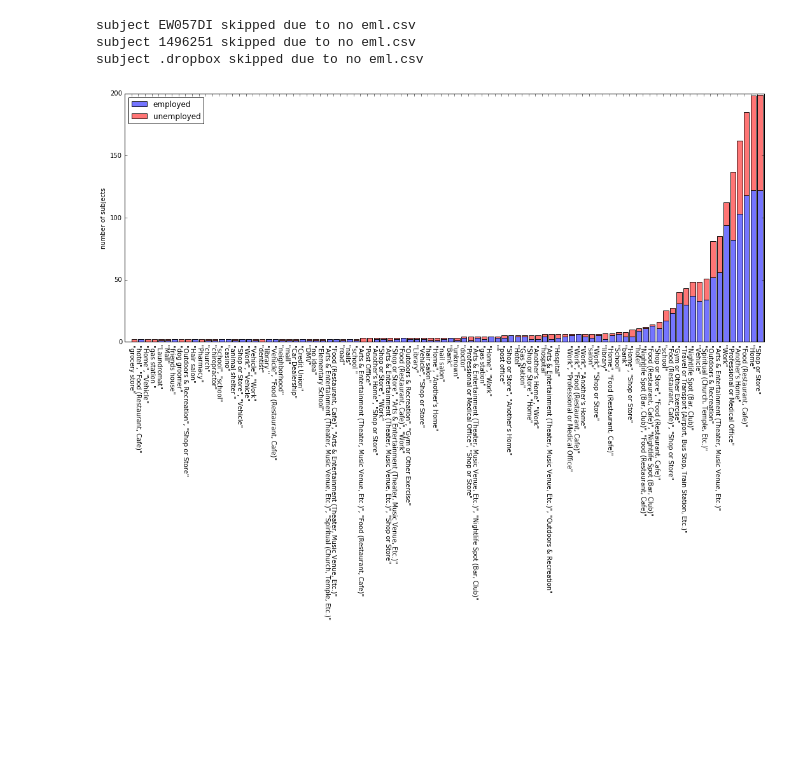
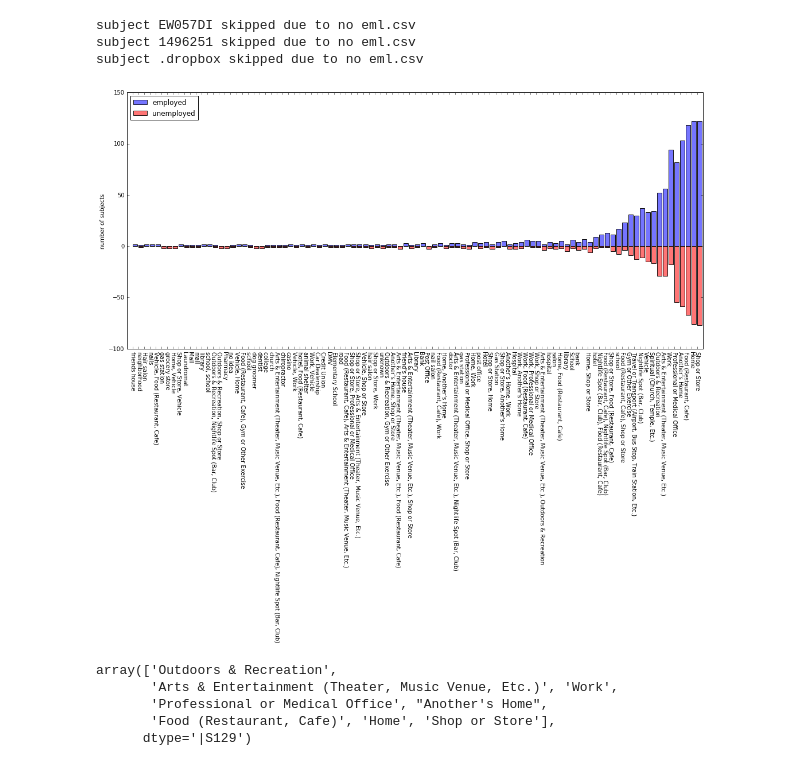
Before and after one commit to sosata/CS120DataAnalysis, a Jupyter notebook: SemanticLocation/show_categories_employment.ipynb, the cells around one changed output. Drawn from its saved outputs; the diff is of its cells as text; code cells hidden in the pictures; blank space fills up the shorter version.

```diff
--- a/SemanticLocation/show_categories_employment.ipynb
+++ b/SemanticLocation/show_categories_employment.ipynb
@@ -19,8 +19,10 @@ subjects = os.listdir(data_dir)
 
 loc_subject = []
 loc_subject_employed = []
+loc_subject_employed_uniq = []
 loc_all_employed = np.array([])
 loc_subject_unemployed = []
+loc_subject_unemployed_uniq = []
 loc_all_unemployed = np.array([])
 subject_loc = np.array([])
 subject_employed = np.array([])
@@ -35,16 +37,21 @@ for subj in subjects:
                 if data_row:
                     loc_string = data_row[6]
                     loc_string = loc_string[1:len(loc_string)-1]
+                    loc_string = loc_string.replace('"','')
+                    if loc_string=='Vehicle':
+                        continue
                     loc = np.append(loc, loc_string)
                     if any(subjects_employed==subj):
-                        loc_all_employed = np.append(loc_all, loc_string)
+                        loc_all_employed = np.append(loc_all_employed, loc_string)
                     else:
-                        loc_all_unemployed = np.append(loc_all, loc_string)
+                        loc_all_unemployed = np.append(loc_all_unemployed, loc_string)
         if any(subjects_employed==subj):
-            loc_subject_employed.append(np.unique(loc))
+            loc_subject_employed.append(loc)
+            loc_subject_employed_uniq.append(np.unique(loc))
             subject_employed = np.append(subject_employed, 1)
         else:
-            loc_subject_unemployed.append(np.unique(loc))
+            loc_subject_unemployed.append(loc)
+            loc_subject_unemployed_uniq.append(np.unique(loc))
             subject_employed = np.append(subject_employed, 0)
         loc_subject.append(loc)
         subject_loc = np.append(subject_loc, subj)
@@ -57,51 +64,50 @@ subject .dropbox skipped due to no eml.csv
 # %%
 # finding number of subjects who used each location (employed)
 import pickle
-
-save_results = False
 
 loc_all_uniq = np.unique(np.append(loc_all_employed,loc_all_unemployed))
 freq_employed = np.zeros(loc_all_uniq.size)
 freq_unemployed = np.zeros(loc_all_uniq.size)
 for (i,loc_uniq) in enumerate(loc_all_uniq):
-    for loc_subj in loc_subject_employed:
+    for loc_subj in loc_subject_employed_uniq:
         if loc_uniq in loc_subj:
             freq_employed[i] += 1
-    for loc_subj in loc_subject_unemployed:
+    for loc_subj in loc_subject_unemployed_uniq:
         if loc_uniq in loc_subj:
             freq_unemployed[i] += 1
 
 # removing total freq < 1
 ind_highfreq = np.where(freq_employed+freq_unemployed>1)[0]
 loc_all_uniq = loc_all_uniq[ind_highfreq]
 freq_employed = freq_employed[ind_highfreq]
 freq_unemployed = freq_unemployed[ind_highfreq]
 
 # sorting based on total frequency
 ind_sort = np.argsort(freq_employed+freq_unemployed)
 loc_all_uniq = loc_all_uniq[ind_sort]
 freq_employed = freq_employed[ind_sort]
 freq_unemployed = freq_unemployed[ind_sort]
 
-# saving the most frequent locations
-loc_top10 = loc_all_uniq[91:]
-if save_results:
-    with open('top10.dat', 'w') as file_out:
-        pickle.dump(loc_top10, file_out)
-    file_out.close()
-
 # plotting
-plt.figure(figsize=(18,7))
+plt.figure(figsize=(18,8))
 show_from = 0
 axes = plt.gca()
 axes.bar(range(len(loc_all_uniq)-show_from), freq_employed[show_from:], color=(.4,.4,1), alpha=0.9)
-axes.bar(range(len(loc_all_uniq)-show_from), freq_unemployed[show_from:], bottom=freq_employed[show_from:], color=(1,.4,.4), alpha=0.9)
+axes.bar(range(len(loc_all_uniq)-show_from), -freq_unemployed[show_from:], color=(1,.4,.4), alpha=0.9)
 plt.legend(['employed','unemployed'],loc='upper left')
 plt.ylabel('number of subjects')
 axes.set_xlim([-1, len(loc_all_uniq)-show_from])
 plt.xticks(range(len(loc_all_uniq)-show_from), loc_all_uniq[show_from:], fontsize=10, color=(0,0,0), rotation=270);
 # %% [output]
-[figure, old version]
+[figure, new version]
+# %%
+loc_top10
+# %% [output]
+array(['Outdoors & Recreation',
+       'Arts & Entertainment (Theater, Music Venue, Etc.)', 'Work',
+       'Professional or Medical Office', "Another's Home",
+       'Food (Restaurant, Cafe)', 'Home', 'Shop or Store'],
+      dtype='|S129')
 # %%
 # finding the number of samples for each location in all subjects
 # this will be roughly equivalent to the average percentage of time spent at that location across the subjects
```
Also changed, not shown: parts of 5 cells of this notebook, 12 other files.
